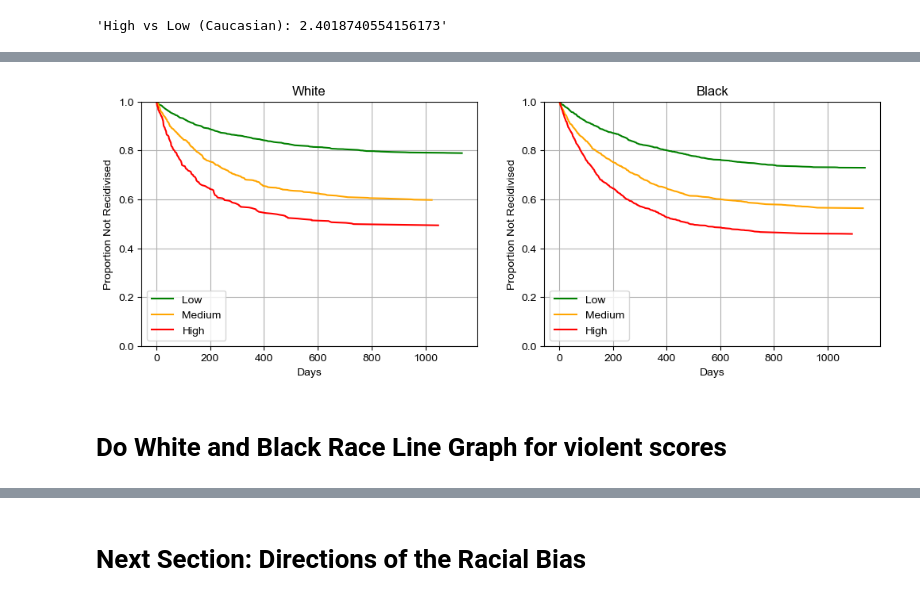
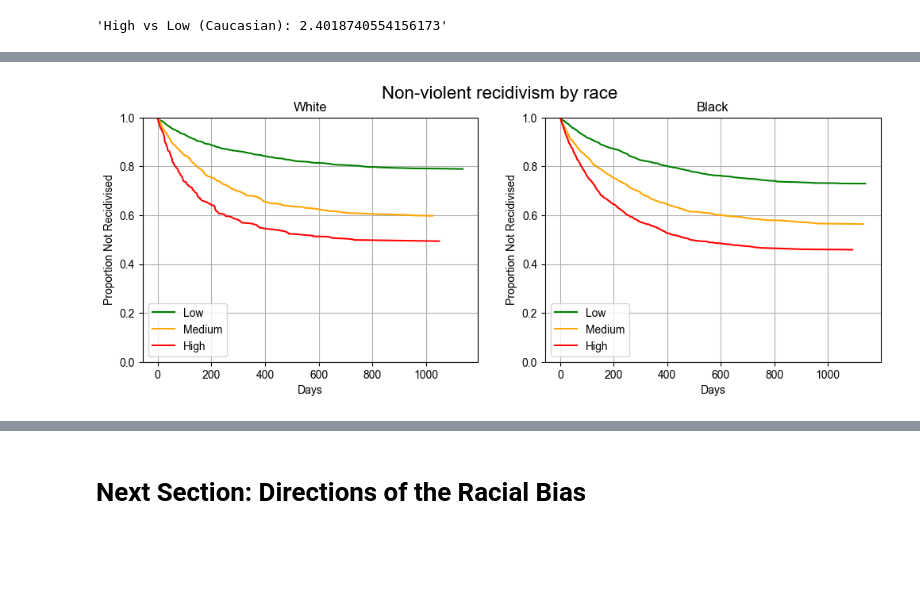
Before and after one commit to lisds/project-BannedBooks, a Jupyter notebook: Playground.ipynb, the cells around one changed output, grey strips where cells are left out. Drawn from its saved outputs; the diff is of its cells as text; code cells hidden in the pictures; blank space fills up the shorter version.

Commit message:
Adding more plots, adding cox_df_violent, adding pandas to data.py

```diff
--- a/Playground.ipynb
+++ b/Playground.ipynb
@@ -300,0 +299,14 @@ display(f"High vs Low (African-American): {recid_by_size_black.loc['High','perce
+# %%
+for score, color in zip(['Low', 'Medium', 'High'], ['green', 'orange', 'red']):
+    subset = cox_df[(cox_df['is_recid'] == 1) & (cox_df['score_text'] == score)]
+    total_count = len(cox_df[cox_df['score_text'] == score])
+    value_counts = subset['duration'].value_counts().sort_index().cumsum()
+    proportion = (total_count - value_counts) / total_count
+    proportion.plot(color=color,
+                    label=score,
+                    title='Entire Sample',
+                    ylim=[0,1],
+                    ylabel='Proportion Not Recidivised',
+                    xlabel='Days',
+                    legend=True,
+                    grid=True)
@@ -301,34 +315,33 @@ display(f"High vs Low (African-American): {recid_by_size_black.loc['High','perce
 # %%
 fig, (ax1, ax2) = plt.subplots(1, 2, figsize=(12, 4))
+fig.suptitle('Non-violent recidivism by race', fontsize=16)
 cox_df_black = cox_df[cox_df['race'] == 'African-American']
 cox_df_white = cox_df[cox_df['race'] == 'Caucasian']
 
 for score, color in zip(['Low', 'Medium', 'High'], ['green', 'orange', 'red']):
     subset = cox_df_white[(cox_df_white['is_recid'] == 1) & (cox_df_white['score_text'] == score)]
     total_count = len(cox_df_white[cox_df_white['score_text'] == score])
     value_counts = subset['duration'].value_counts().sort_index().cumsum()
     proportion = (total_count - value_counts) / total_count
     proportion.plot(ax=ax1, color=color, label=score, title='White')
 
 ax1.set_ylim([0, 1])
 ax1.set_ylabel('Proportion Not Recidivised')
 ax1.set_xlabel('Days')
 ax1.legend()
 ax1.grid()
 
 for score, color in zip(['Low', 'Medium', 'High'], ['green', 'orange', 'red']):
     subset = cox_df_black[(cox_df_black['is_recid'] == 1) & (cox_df_black['score_text'] == score)]
     total_count = len(cox_df_black[cox_df_black['score_text'] == score])
     value_counts = subset['duration'].value_counts().sort_index().cumsum()
     proportion = (total_count - value_counts) / total_count
     proportion.plot(ax=ax2, color=color, label=score, title='Black')
 
 ax2.set_ylim([0, 1])
 ax2.set_ylabel('Proportion Not Recidivised')
 ax2.set_xlabel('Days')
 ax2.legend(loc='lower left')
 ax2.grid()
 # %% [output]
-[figure, old version]
+[figure, new version]
-# %% [markdown]
-# Do White and Black Race Line Graph for violent scores
```
Also changed, not shown: parts of 12 cells of this notebook, 2 other files.
